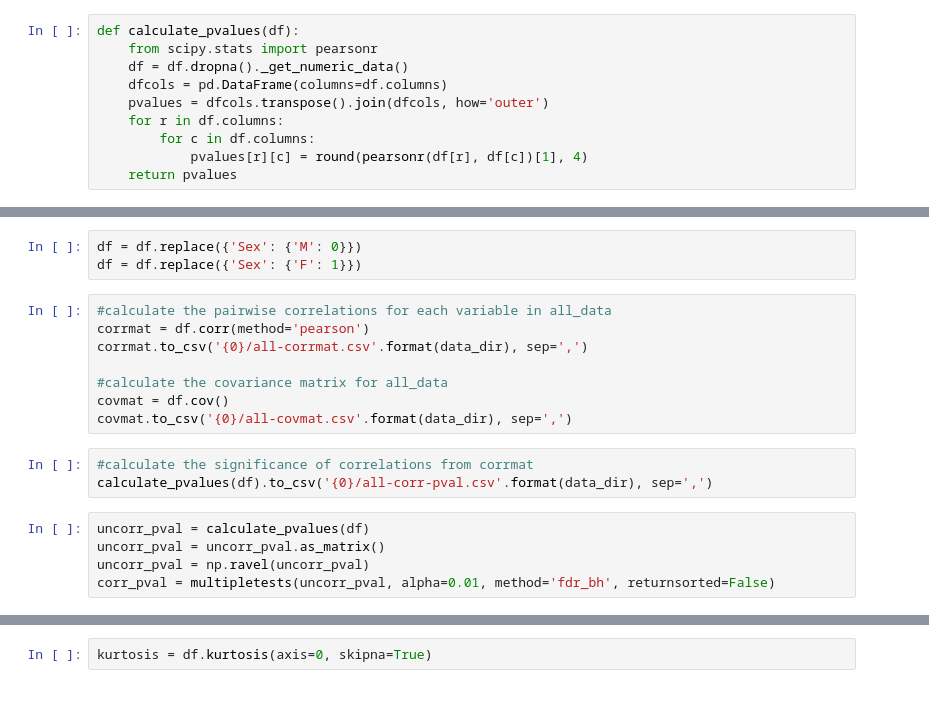
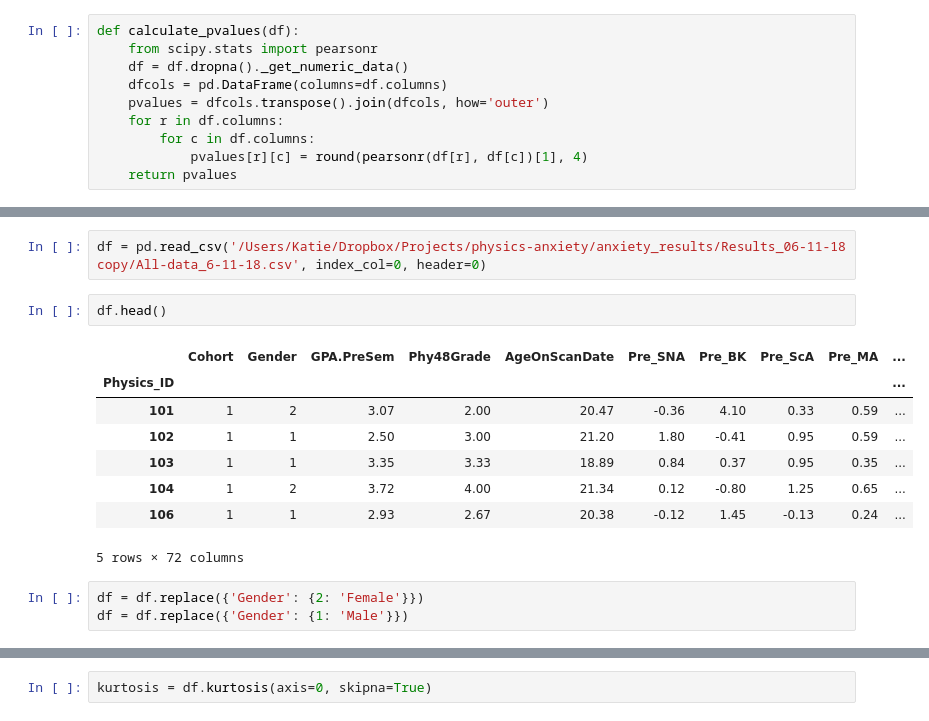
Before and after one commit to 62442katieb/indiv-diff-rs-anxiety, a Jupyter notebook: descriptives.ipynb, the cells around one changed output, grey strips where cells are left out. Drawn from its saved outputs; the diff is of its cells as text.

```diff
--- a/descriptives.ipynb
+++ b/descriptives.ipynb
@@ -41,19 +38,16 @@ df = pd.read_excel('{0}/all data.xls'.format(data_dir),
+# %%
+df = pd.read_csv('/Users/Katie/Dropbox/Projects/physics-anxiety/anxiety_results/Results_06-11-18 copy/All-data_6-11-18.csv', index_col=0, header=0)
+# %%
+df.head()
+# %% [output]
+|  | Cohort | Gender | GPA.PreSem | Phy48Grade | AgeOnScanDate | Pre_SNA | Pre_BK | Pre_ScA | Pre_MA | ... |
+| Physics_ID |  |  |  |  |  |  |  |  |  | ... |
+| 101 | 1 | 2 | 3.07 | 2.00 | 20.47 | -0.36 | 4.10 | 0.33 | 0.59 | ... |
+| 102 | 1 | 1 | 2.50 | 3.00 | 21.20 | 1.80 | -0.41 | 0.95 | 0.59 | ... |
+| 103 | 1 | 1 | 3.35 | 3.33 | 18.89 | 0.84 | 0.37 | 0.95 | 0.35 | ... |
+| 104 | 1 | 2 | 3.72 | 4.00 | 21.34 | 0.12 | -0.80 | 1.25 | 0.65 | ... |
+| 106 | 1 | 1 | 2.93 | 2.67 | 20.38 | -0.12 | 1.45 | -0.13 | 0.24 | ... |
+5 rows × 72 columns
 # %%
-df = df.replace({'Sex': {'M': 0}})
-df = df.replace({'Sex': {'F': 1}})
+df = df.replace({'Gender': {2: 'Female'}})
+df = df.replace({'Gender': {1: 'Male'}})
-# %%
-#calculate the pairwise correlations for each variable in all_data
-corrmat = df.corr(method='pearson')
-corrmat.to_csv('{0}/all-corrmat.csv'.format(data_dir), sep=',')
-
-#calculate the covariance matrix for all_data
-covmat = df.cov()
-covmat.to_csv('{0}/all-covmat.csv'.format(data_dir), sep=',')
-# %%
-#calculate the significance of correlations from corrmat
-calculate_pvalues(df).to_csv('{0}/all-corr-pval.csv'.format(data_dir), sep=',')
-# %%
-uncorr_pval = calculate_pvalues(df)
-uncorr_pval = uncorr_pval.as_matrix()
-uncorr_pval = np.ravel(uncorr_pval)
-corr_pval = multipletests(uncorr_pval, alpha=0.01, method='fdr_bh', returnsorted=False)
```
Also changed, not shown: parts of 19 cells of this notebook, 6 other files.
